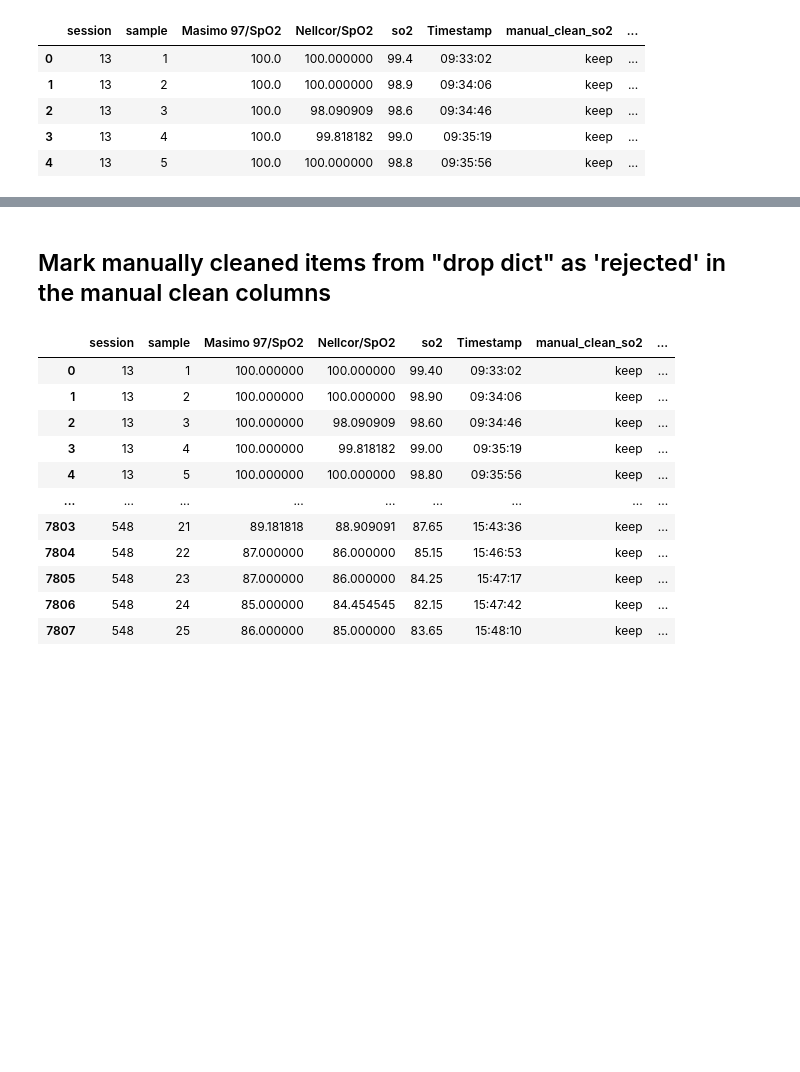
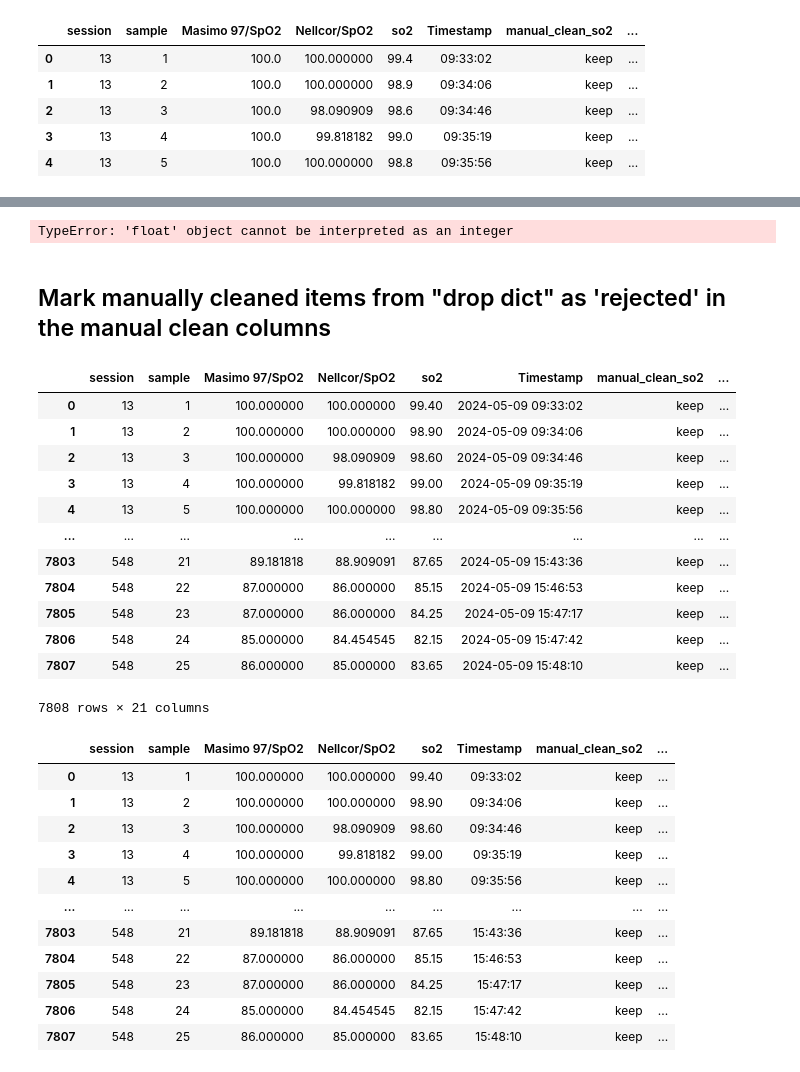
Before and after one commit to lawtj/lipnick_session_streamlit, a Jupyter notebook: cleaning_compare.ipynb, the cells around one changed output, grey strips where cells are left out. Drawn from its saved outputs; the diff is of its cells as text; code cells hidden in the pictures; blank space fills up the shorter version.

```diff
--- a/cleaning_compare.ipynb
+++ b/cleaning_compare.ipynb
@@ -60,3 +58,14 @@ ox.sample_stability_multi(labview_samples, 'so2','Nellcor/SpO2', 'Timestamp','al
+# %%
+sensitivity_analysis = {}
+
+for so2bound in range(1,3,.25):
+    for refbound in range (1,3,.25):
+        df, value_counts = ox.sample_stability_multi(labview_samples, 'so2','Nellcor/SpO2', 'Timestamp','algo',so2bound,refbound)
+        sensitivity_analysis[(so2bound,refbound)] = value_counts
+
+sensitivity_analysis
+# %% [output]
+TypeError: 'float' object cannot be interpreted as an integer
 # %% [markdown]
 ## Mark manually cleaned items from "drop dict" as 'rejected' in the manual clean columns
 # %%
@@ -71,6 +80,22 @@ if dothis:
         #access just the first item of the tuple
         for sample in loc_dict[session][0]:
             labview_samples.loc[(labview_samples['session']==session) & (labview_samples['sample']==sample), 'manual_clean_masimo'] = 'reject'
+# %%
+labview_samples
+# %% [output]
+|  | session | sample | Masimo 97/SpO2 | Nellcor/SpO2 | so2 | Timestamp | manual_clean_so2 | ... |
+| 0 | 13 | 1 | 100.000000 | 100.000000 | 99.40 | 2024-05-09 09:33:02 | keep | ... |
+| 1 | 13 | 2 | 100.000000 | 100.000000 | 98.90 | 2024-05-09 09:34:06 | keep | ... |
+| 2 | 13 | 3 | 100.000000 | 98.090909 | 98.60 | 2024-05-09 09:34:46 | keep | ... |
+| 3 | 13 | 4 | 100.000000 | 99.818182 | 99.00 | 2024-05-09 09:35:19 | keep | ... |
+| 4 | 13 | 5 | 100.000000 | 100.000000 | 98.80 | 2024-05-09 09:35:56 | keep | ... |
+| ... | ... | ... | ... | ... | ... | ... | ... | ... |
+| 7803 | 548 | 21 | 89.181818 | 88.909091 | 87.65 | 2024-05-09 15:43:36 | keep | ... |
+| 7804 | 548 | 22 | 87.000000 | 86.000000 | 85.15 | 2024-05-09 15:46:53 | keep | ... |
+| 7805 | 548 | 23 | 87.000000 | 86.000000 | 84.25 | 2024-05-09 15:47:17 | keep | ... |
+| 7806 | 548 | 24 | 85.000000 | 84.454545 | 82.15 | 2024-05-09 15:47:42 | keep | ... |
+| 7807 | 548 | 25 | 86.000000 | 85.000000 | 83.65 | 2024-05-09 15:48:10 | keep | ... |
+7808 rows × 21 columns
 # %%
 labview_samples_post_algorithm = labview_samples.copy()
 labview_samples_post_algorithm
```
Also changed, not shown: parts of 8 cells of this notebook, 2 other files.
